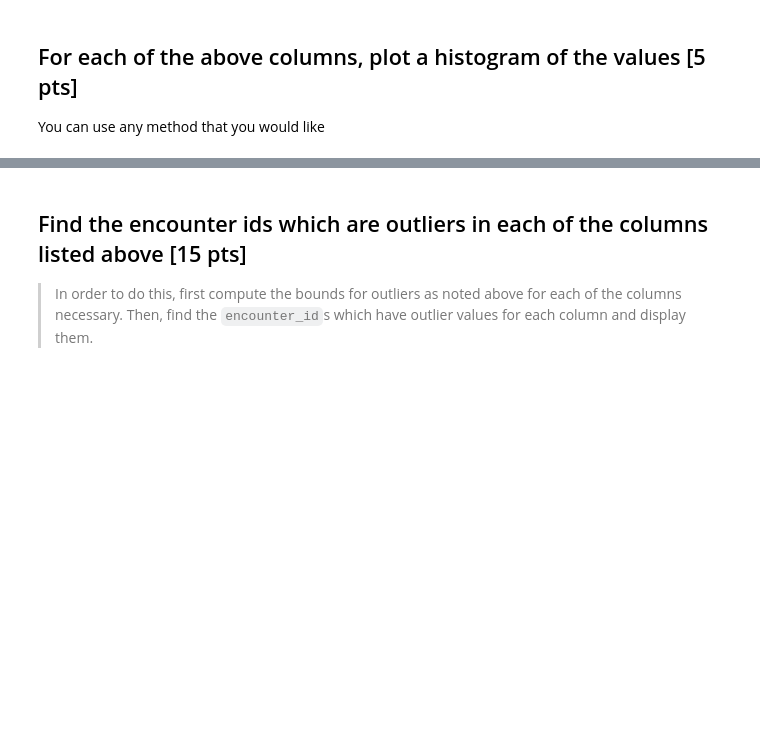
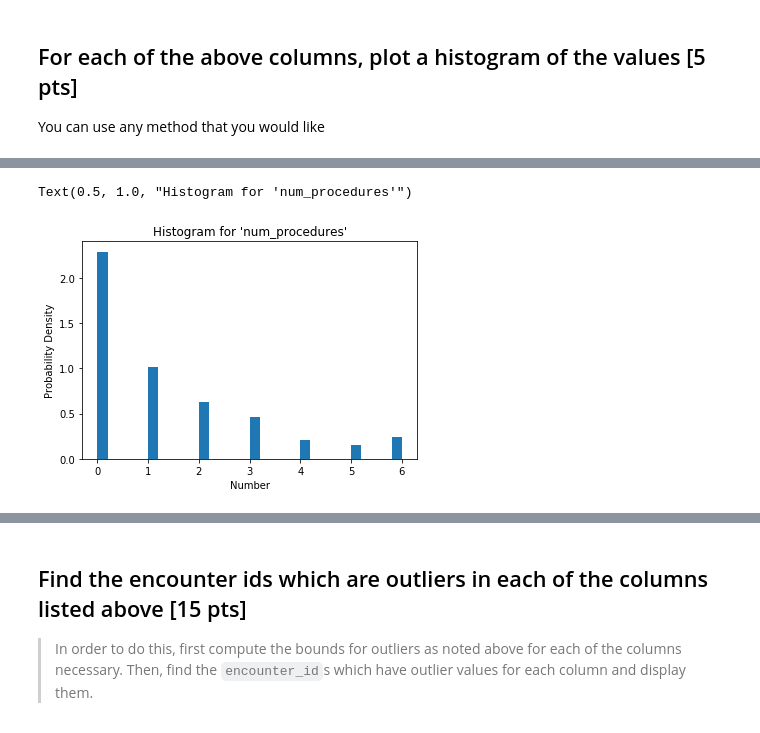
Before and after one commit to etl6/BME-HW-Data-Viz-and-Hypothesis-Testing, a Jupyter notebook: HW3 - EDA and Visualization.ipynb, the cells around one changed output, grey strips where cells are left out. Saved outputs shown, nothing was run; the diff lists cells and outputs as text; code cells hidden in the pictures; blank space fills up the shorter version.

```diff
--- a/HW3 - EDA and Visualization.ipynb
+++ b/HW3 - EDA and Visualization.ipynb
@@ -38,0 +48,9 @@ You can use any method that you would like
+# %%
+fig2,ax2=plt.subplots()
+n2,bins2,patches2=ax2.hist(diabetes_df['num_procedures'],30,density=1)
+ax2.set_xlabel('Number')
+ax2.set_ylabel('Probability Density')
+ax2.set_title(r"Histogram for 'num_procedures'")
+# %% [output]
+Text(0.5, 1.0, "Histogram for 'num_procedures'")
+[figure, added]
```
Also changed, not shown: parts of 13 cells of this notebook, 2 other files.
